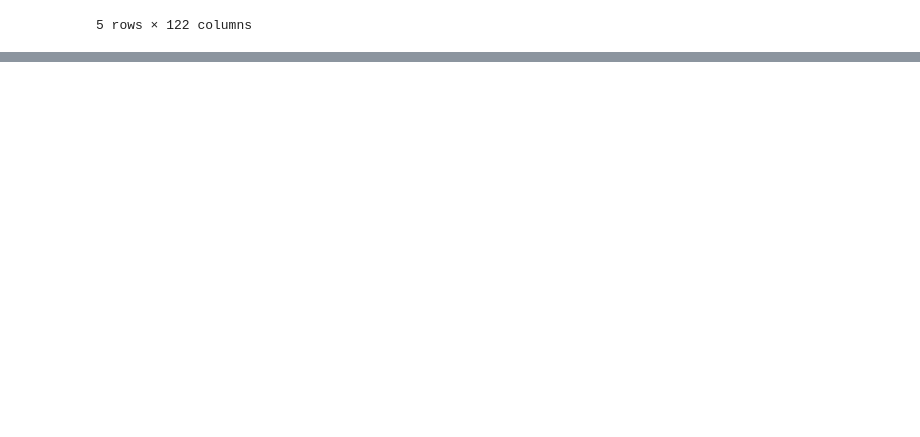
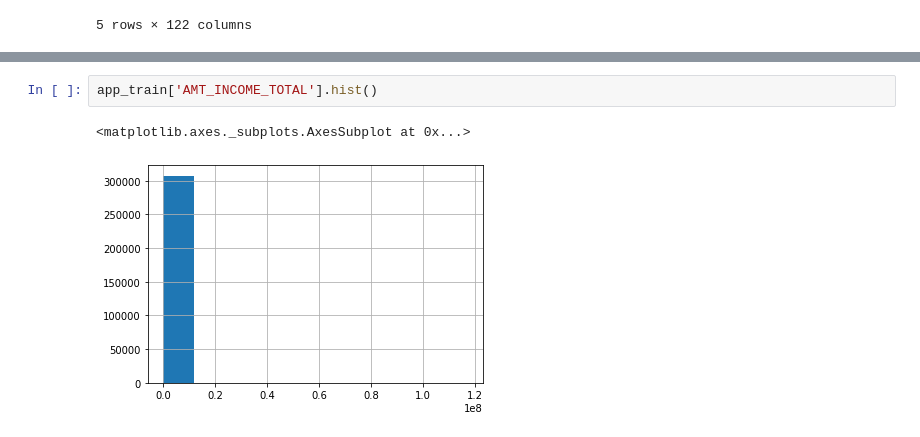
Before and after one commit to eason01258/4th-ML100Days, a Jupyter notebook: homework/Day_008_HW.ipynb, the cells around one changed output, grey strips where cells are left out. Saved outputs shown, nothing was run; the diff lists cells and outputs as text; blank space fills up the shorter version.

```diff
--- a/homework/Day_008_HW.ipynb
+++ b/homework/Day_008_HW.ipynb
@@ -51,0 +65,5 @@ plt.hist(app_train['AMT_CREDIT'])
+# %%
+app_train['AMT_INCOME_TOTAL'].hist()
+# %% [output]
+<matplotlib.axes._subplots.AxesSubplot at 0x...>
+[figure, added]
```
Also changed, not shown: parts of 4 cells of this notebook, 1 other file.
